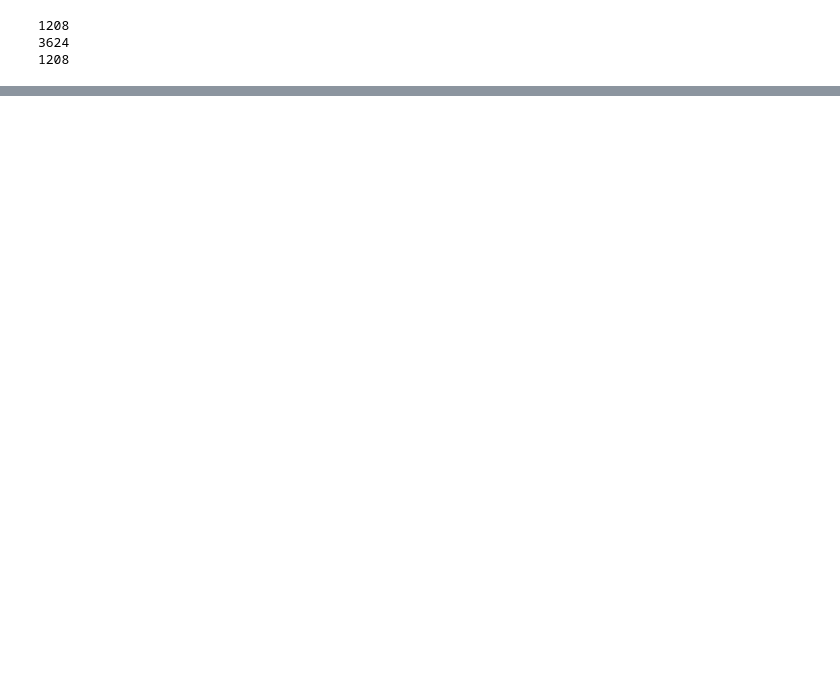
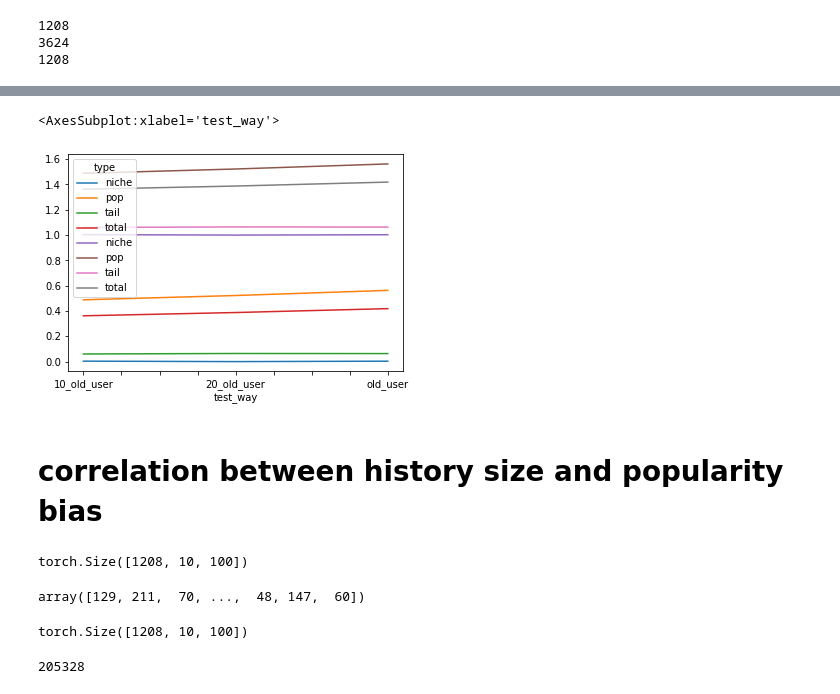
Before and after one commit to MinSeok-Pons-Kim/MELU_pytorch, a Jupyter notebook: movielens/ml-1m/data_analysis.ipynb, the cells around one changed output, grey strips where cells are left out. Saved outputs shown, nothing was run; the diff lists cells and outputs as text; code cells hidden in the pictures; blank space fills up the shorter version.

Commit message:
Perform ranking and popularity biased recommendation analysis

```diff
--- a/movielens/ml-1m/data_analysis.ipynb
+++ b/movielens/ml-1m/data_analysis.ipynb
@@ -98,0 +170,18 @@ warm_u_score_test
+# %%
+test_ways = ['10_old_user', '20_old_user', 'old_user']#,'new_user']
+seeds = list(range(1,6))
+# %%
+anchor_list=[total_items, pop_items, tail_items, niche_items]
+import torch
+total_df = pd.DataFrame([])
+for seed_tmp in seeds:
+    for test_way in test_ways:
+        predictions = torch.load('_'.join(['../../eval_result/', 'preds', test_way, str(seed_tmp), '.pt']))
+        item_idx = torch.load('_'.join(['../../eval_result/', 'item_idx', test_way, str(seed_tmp), '.pt']))
+        tmp_df = evaluate_method_items(predictions, anchor_list=anchor_list, item_idx=item_idx)
+        tmp_df['seed'] = seed_tmp
+        tmp_df['type'] = tmp_df.apply(lambda x: x.name, axis=1)
+        tmp_df['test_way'] = test_way[:-5]
+        tmp_df['index'] = tmp_df.apply(lambda x: '_'.join([test_way, str(seed_tmp),x.name]), axis=1)
+        tmp_df['type_'] = tmp_df.apply(lambda x: '_'.join([test_way[:-5], x.name]), axis=1)
+        total_df = total_df.append(tmp_df.set_index('index'))
@@ -98,0 +209,2 @@ warm_u_score_test
+# %%
+df_mean = total_df.groupby(['test_way', 'type']).mean().drop(['seed'], axis=1)
@@ -98,0 +215,8 @@ warm_u_score_test
+# %%
+ratio_cols = df_mean.columns[[True if 'top' in col else False for col in df_mean.columns]]
+ax = None
+for metric in ratio_cols:
+    a = df_mean[metric].unstack(level=0)
+    a.columns = ['_'.join([column, metric]) for column in a.columns]
+    print(a)
+    #ax = a.plot(ax=None)
@@ -98,0 +241,14 @@ warm_u_score_test
+# %%
+import matplotlib.pyplot as plt
+ax = a.unstack().plot()
+(a.unstack()+1).plot(ax=ax)
+# %% [output]
+<AxesSubplot:xlabel='test_way'>
+[figure, added]
+# %% [markdown]
+
+# correlation between history size and popularity bias
+# %%
+item_idx.shape
+# %% [output]
+torch.Size([1208, 10, 100])
@@ -98,0 +258,12 @@ warm_u_score_test
+# %%
+old_user_hist_len.values
+# %% [output]
+array([129, 211,  70, ...,  48, 147,  60])
+# %%
+item_idx.shape
+# %% [output]
+torch.Size([1208, 10, 100])
+# %%
+np.isin(np.take_along_axis(item_idx.numpy(),sort_idx.numpy(), axis=1)[..., :k], pop_items).sum()
+# %% [output]
+205328
```
Also changed, not shown: parts of 18 cells of this notebook, 7 other files.
